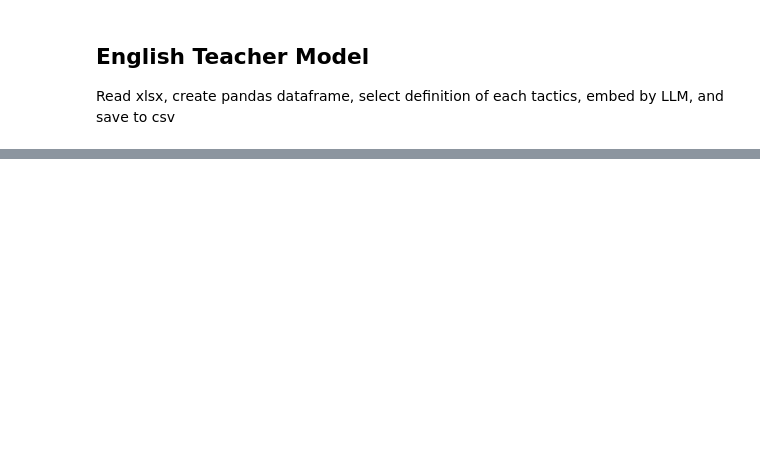
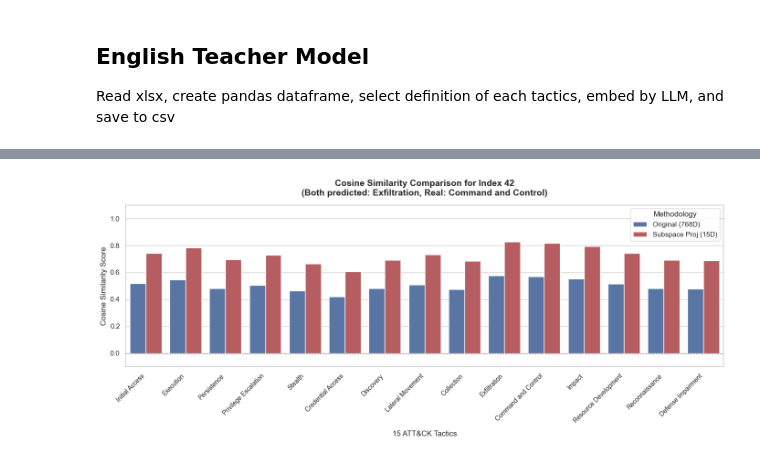
Before and after one commit to hsiaom26/Mitre_Manifold, a Jupyter notebook: mitre_corpus.ipynb, the cells around one changed output, grey strips where cells are left out. Saved outputs shown, nothing was run; the diff lists cells and outputs as text; code cells hidden in the pictures; blank space fills up the shorter version.

```diff
--- a/mitre_corpus.ipynb
+++ b/mitre_corpus.ipynb
@@ -69,0 +426,70 @@ teacher_subspace.len()
+# %%
+import matplotlib.pyplot as plt
+import numpy as np
+import pandas as pd
+import seaborn as sns
+
+# ==========================================
+# ⚙️ 參數設定：挑選你要觀察的列（Row Index）
+# ==========================================
+sample_index = 42  # 你可以隨意更換這個 index，看看不同 Technique 的表現
+
+# 1. 提取該 Technique 的兩種分數
+orig_vals = techniques_rnd_df.loc[sample_index, teacher_vectors_labels].values
+proj_vals = techniques_rnd_df.loc[sample_index, proj_columns_labels].values
+
+# 2. 抓出這個 Technique 原本的名稱/ID 以及分類結果（選用，方便做圖表標題）
+tech_name = (
+    techniques_rnd_df.loc[sample_index, "technique_id"]
+    if "technique_id" in techniques_rnd_df.columns
+    else f"Index {sample_index}"
+)
+predicted_tactic = techniques_rnd_df.loc[sample_index, "closest_tactic"]
+real_tactics = techniques_rnd_df.loc[sample_index, "tactics"]
+
+# 3. 整理成 Seaborn 喜歡的長表格（Long Format）結構
+plot_df = pd.DataFrame(
+    {
+        "Tactic": teacher_vectors_labels * 2,
+        "Cosine Similarity": np.concatenate([orig_vals, proj_vals]),
+        "Method": ["Original (768D)"] * 15 + ["Subspace Proj (15D)"] * 15,
+    }
+)
+
+# 4. 開始畫圖
+plt.figure(figsize=(14, 6))
+sns.set_theme(style="whitegrid")
+
+# 畫出雙排並列長條圖
+ax = sns.barplot(
+    x="Tactic",
+    y="Cosine Similarity",
+    hue="Method",
+    data=plot_df,
+    palette=["#4c72b0", "#c44e52"],  # 經典冷暖藍紅配色
+)
+
+# 5. 美化圖表細節
+plt.title(
+    f"Cosine Similarity Comparison for {tech_name}\n(Both predicted: {predicted_tactic}, Real: {real_tactics})",
+    fontsize=14,
+    fontweight="bold",
+    pad=15,
+)
+plt.xlabel("15 ATT&CK Tactics", fontsize=12, labelpad=10)
+plt.ylabel("Cosine Similarity Score", fontsize=12)
+plt.xticks(rotation=45, ha="right", fontsize=10)  # 讓戰術標籤旋轉 45 度防止擠在一起
+plt.ylim(
+    -0.1, 1.1
+)  # 固定 Y 軸範圍在 -0.1 到 1.1，更能明顯看出有些分數跌破 0 或衝向 1
+
+# 加上一條 0 分的基準線，方便觀察有些投影分數被壓到負值或接近零的情況
+plt.axhline(0, color="gray", linestyle="--", linewidth=0.8)
+
+plt.legend(title="Methodology", loc="upper right", frameon=True)
+plt.tight_layout()
+
+# 顯示圖表
+plt.show()
+# %% [output]
+[figure, added]
```
Also changed, not shown: parts of 28 cells of this notebook, 2 other files.
